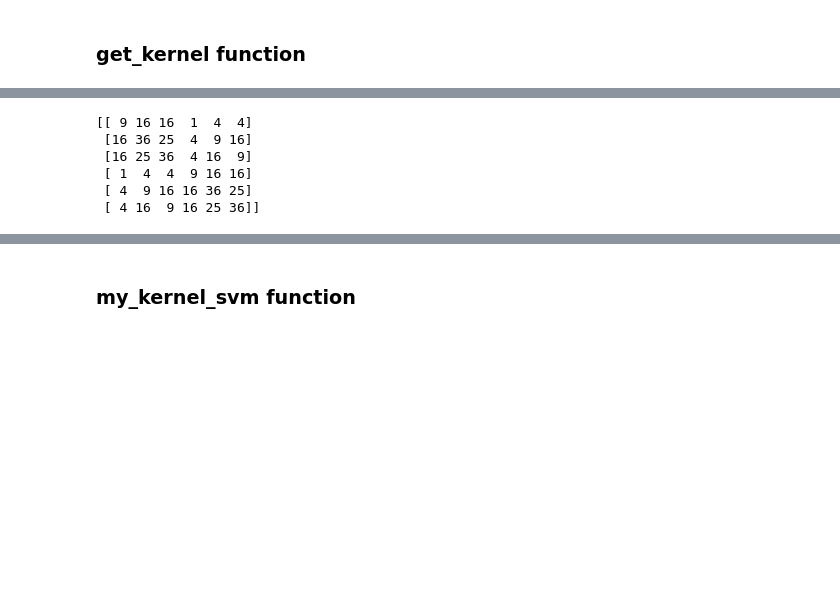
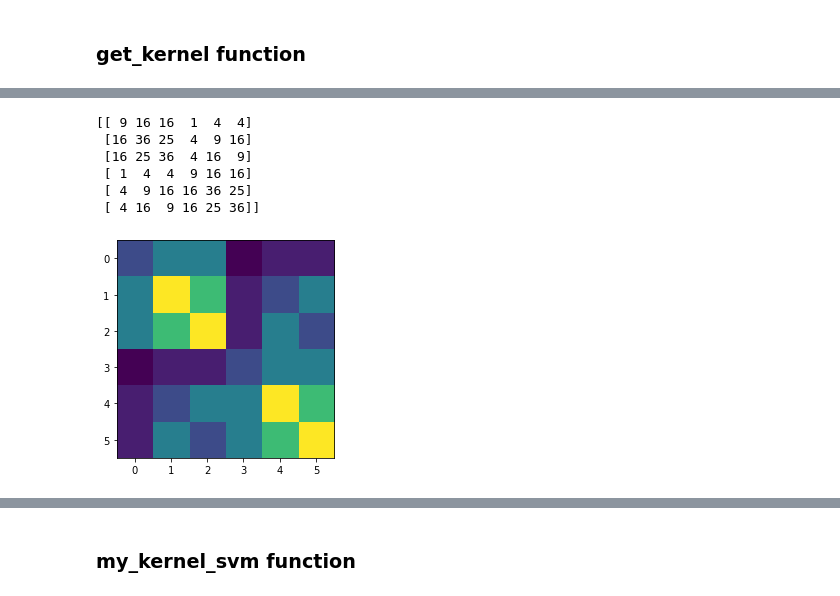
Before and after one commit to matouspelikan/rpzCTU, a Jupyter notebook: assignment_svm2_template/svm2.ipynb, the cells around one changed output, grey strips where cells are left out. Drawn from its saved outputs; the diff is of its cells as text; code cells hidden in the pictures; blank space fills up the shorter version.

```diff
--- a/assignment_svm2_template/svm2.ipynb
+++ b/assignment_svm2_template/svm2.ipynb
@@ -31,13 +36,15 @@ print(K)
 # %%
 K = get_kernel(X, X, {'kernel': 'polynomial', 'd': 2})
 print(K)
+plt.imshow(K, cmap='viridis');
 # %% [output]
 [[ 9 16 16  1  4  4]
  [16 36 25  4  9 16]
  [16 25 36  4 16  9]
  [ 1  4  4  9 16 16]
  [ 4  9 16 16 36 25]
  [ 4 16  9 16 25 36]]
+[figure, added]
 # %%
 K = get_kernel(X, X, {'kernel': 'rbf', 'sigma': 1.0})
 np.set_printoptions(precision=4, suppress=True)
```
Also changed, not shown: parts of 12 cells of this notebook.
